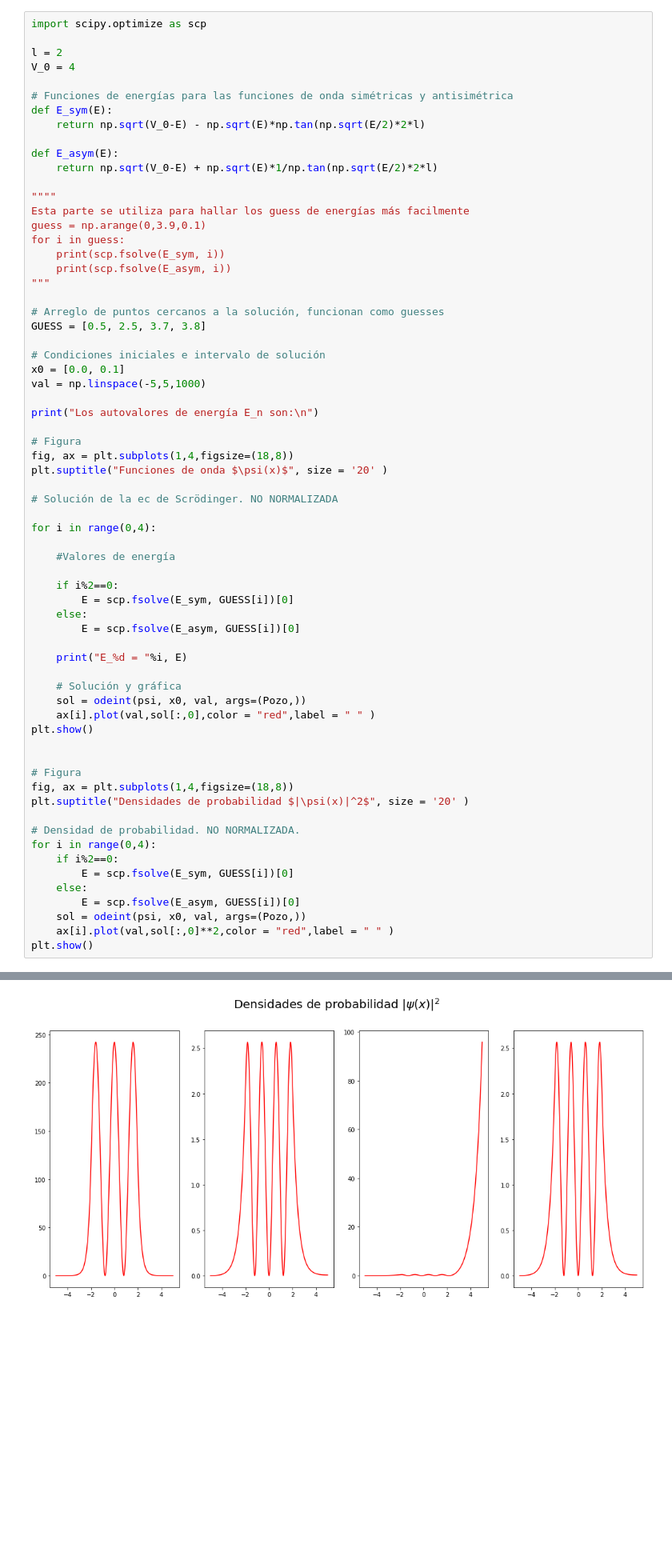
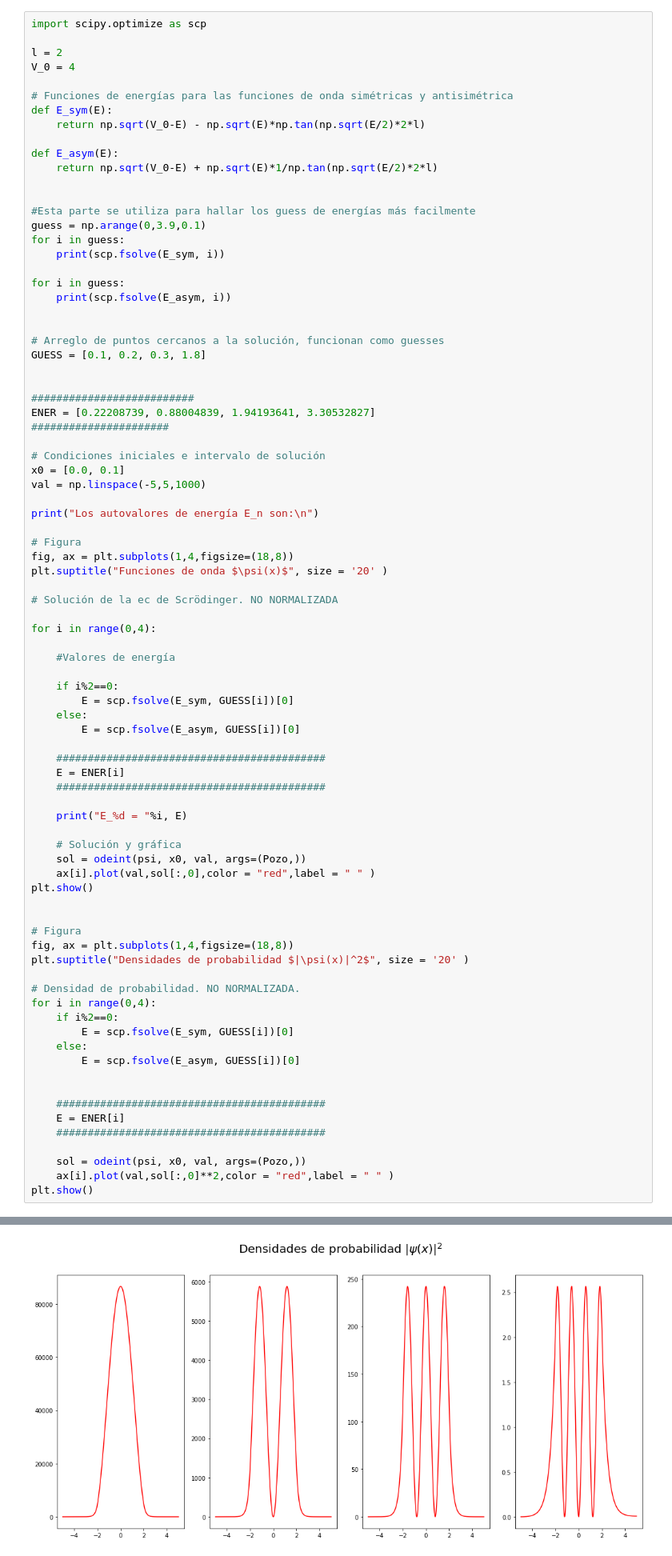
Before and after one commit to arestrepogiraldo2200/Proyecto, a Jupyter notebook: PROYECTO_DEF.ipynb, the cells around one changed output, grey strips where cells are left out. Shown at 80% size. Drawn from its saved outputs; the diff is of its cells as text; blank space fills up the shorter version.

```diff
--- a/PROYECTO_DEF.ipynb
+++ b/PROYECTO_DEF.ipynb
@@ -128,16 +128,23 @@ def E_sym(E):
 def E_asym(E):
     return np.sqrt(V_0-E) + np.sqrt(E)*1/np.tan(np.sqrt(E/2)*2*l)
 
-""""
-Esta parte se utiliza para hallar los guess de energías más facilmente
+
+#Esta parte se utiliza para hallar los guess de energías más facilmente
 guess = np.arange(0,3.9,0.1)
 for i in guess:
     print(scp.fsolve(E_sym, i))
+
+for i in guess:
     print(scp.fsolve(E_asym, i))
-"""
+
 
 # Arreglo de puntos cercanos a la solución, funcionan como guesses
-GUESS = [0.5, 2.5, 3.7, 3.8]
+GUESS = [0.1, 0.2, 0.3, 1.8]
+
+
+##########################
+ENER = [0.22208739, 0.88004839, 1.94193641, 3.30532827]
+######################
 
 # Condiciones iniciales e intervalo de solución
 x0 = [0.0, 0.1]
@@ -160,6 +167,10 @@ for i in range(0,4):
     else:
         E = scp.fsolve(E_asym, GUESS[i])[0]
 
+    ###########################################
+    E = ENER[i]
+    ###########################################
+
     print("E_%d = "%i, E)
 
     # Solución y gráfica
@@ -178,6 +189,12 @@ for i in range(0,4):
         E = scp.fsolve(E_sym, GUESS[i])[0]
     else:
         E = scp.fsolve(E_asym, GUESS[i])[0]
+
+
+    ###########################################
+    E = ENER[i]
+    ###########################################
+
     sol = odeint(psi, x0, val, args=(Pozo,))
     ax[i].plot(val,sol[:,0]**2,color = "red",label = " " )
 plt.show()
@@ -193,2 +222,2 @@ E_3 =  3.305328272422863
   warnings.warn(msg, RuntimeWarning)
-[figure, old version]
+[figure, new version]
```
Also changed, not shown: parts of 1 cell of this notebook.
